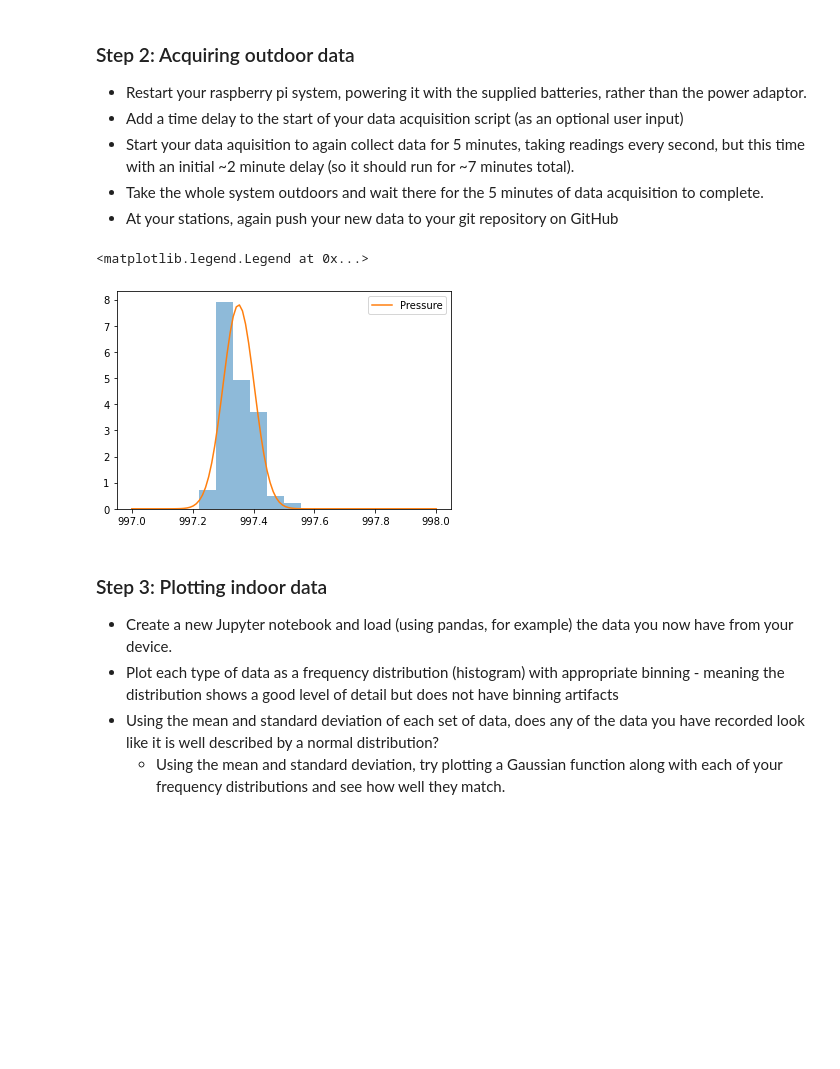
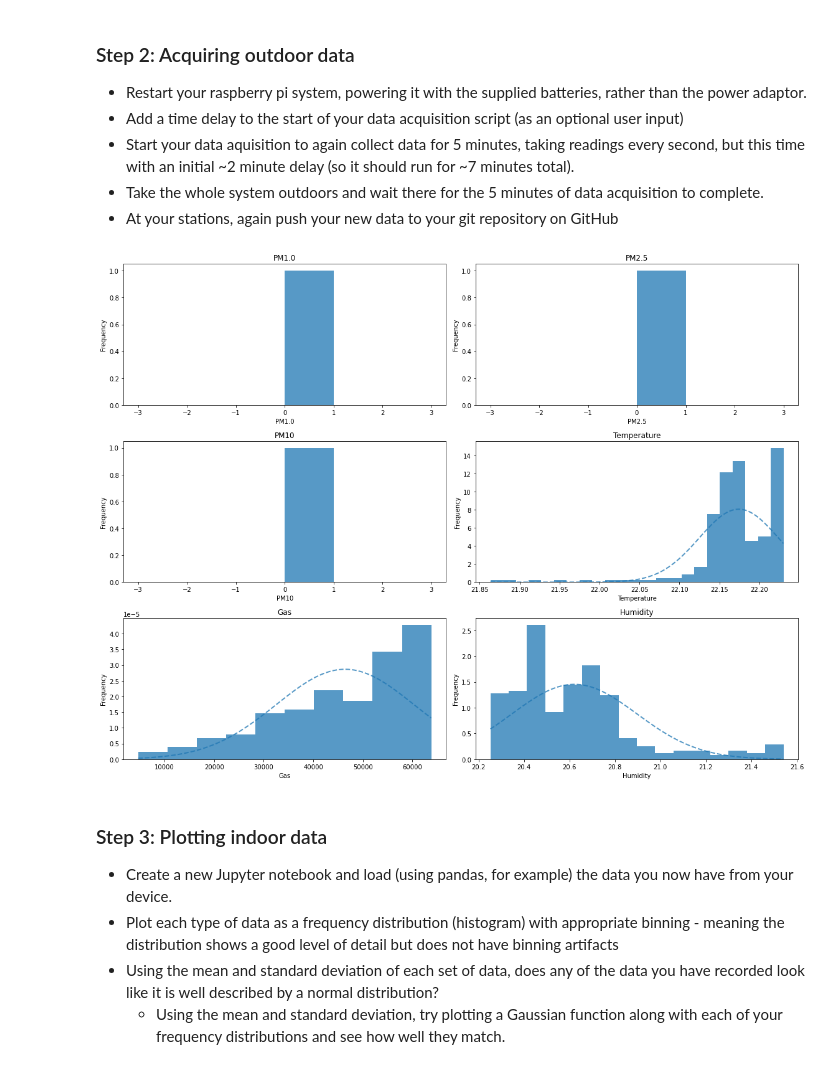
Before and after one commit to ElanPB/E11_Carlos_Elan, a Jupyter notebook: Week_6_Lab.ipynb, the cells around one changed output. Drawn from its saved outputs; the diff is of its cells as text; code cells hidden in the pictures; blank space fills up the shorter version.

```diff
--- a/Week_6_Lab.ipynb
+++ b/Week_6_Lab.ipynb
@@ -264,0 +26,41 @@ plotCSVhist(outdoor, indoor, "Outdoor Data", "Indoor Data")
+# %%
+def makeHist(df, a=0.75):
+    cols = len(df.columns)
+    rows = int(np.ceil(cols / 2))
+    fig, axs = plt.subplots(rows, 2, figsize=(16, rows*4))
+    axs = axs.flatten()
+
+
+    for i, column in enumerate(df.columns):
+
+        # Freedman-Diaconis rule for binning
+        low = df[column].min()
+        high = df[column].max()
+        q1, q3 = np.percentile(df[column], [25, 75])
+        iqr = q3 - q1
+        width = 2 * iqr / (len(df[column]) ** (1/3))
+        if width == 0 or low == high:
+            low -= 3
+            high += 3
+            N = 6
+        else:
+            N = int(np.ceil((high - low) / width))
+        bins = np.linspace(low, high, N + 1)
+
+
+        hist = axs[i].hist(df[column], bins=bins, alpha=a, density=True)
+
+        mean = df[column].mean()
+        std = df[column].std()
+
+        if std != 0:
+            x = np.linspace(low, high, 100)
+            y = 1/(std * np.sqrt(2*np.pi))*np.exp(-1/2*((x-mean)/std)**2)
+            axs[i].plot(x, y, '--', linewidth=2, color=hist[2][0].get_facecolor())
+
+        axs[i].set_title(column)
+        axs[i].set_xlabel(column)
+        axs[i].set_ylabel('Frequency')
+
+    plt.tight_layout()
+    plt.show()
@@ -269,13 +123,10 @@ plotCSVhist(outdoor, indoor, "Outdoor Data", "Indoor Data")
 - Start your data aquisition to again collect data for 5 minutes, taking readings every second, but this time with an initial ~2 minute delay (so it should run for ~7 minutes total).
 - Take the whole system outdoors and wait there for the 5 minutes of data acquisition to complete.
 - At your stations, again push your new data to your git repository on GitHub
-# %%
-fig, ax, bins = makeHist(indoor, ['Pressure'])
-overlayGaussian(indoor, ['Pressure'], bins[0], bins[-1], ax)
-ax.legend(loc = 'best')
-# %% [output]
-<matplotlib.legend.Legend at 0x...>
-[figure, removed]
+# %%
+makeHist(indoor[['PM1.0', 'PM2.5', 'PM10', 'Temperature', 'Gas', 'Humidity']])
+# %% [output]
+[figure, added]
 # %% [markdown]
 ### Step 3: Plotting indoor data
 - Create a new Jupyter notebook and load (using pandas, for example) the data you now have from your device.
```
Also changed, not shown: parts of 10 cells of this notebook.
